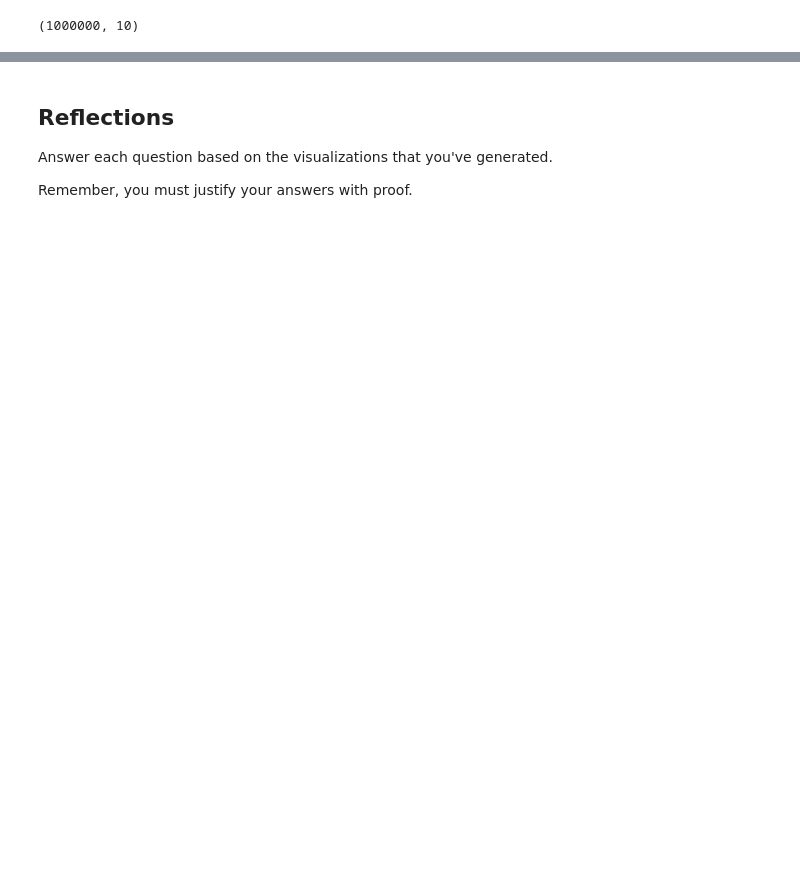
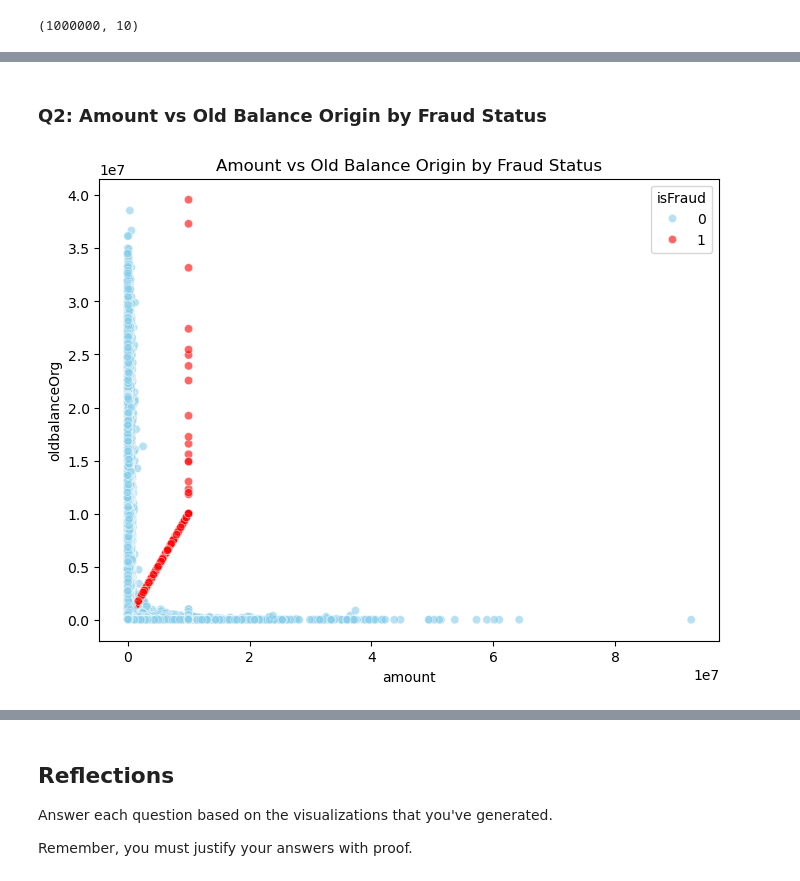
Before and after one commit to yuzchen7/detect-fraud, a Jupyter notebook: notebooks/eda.ipynb, the cells around one changed output, grey strips where cells are left out. Drawn from its saved outputs; the diff is of its cells as text; code cells hidden in the pictures; blank space fills up the shorter version.

```diff
--- a/notebooks/eda.ipynb
+++ b/notebooks/eda.ipynb
@@ -34,0 +58,9 @@ transactions.head()
+# %% [markdown]
+### Q2: Amount vs Old Balance Origin by Fraud Status
+# %%
+plt.figure(figsize=(8,6))
+sns.scatterplot(data=transactions_df, x='amount', y='oldbalanceOrg', hue='isFraud', alpha=0.6, palette={0: 'skyblue', 1: 'red'},)
+plt.title('Amount vs Old Balance Origin by Fraud Status')
+plt.show()
+# %% [output]
+[figure, added]
```
Also changed, not shown: parts of 15 cells of this notebook.
